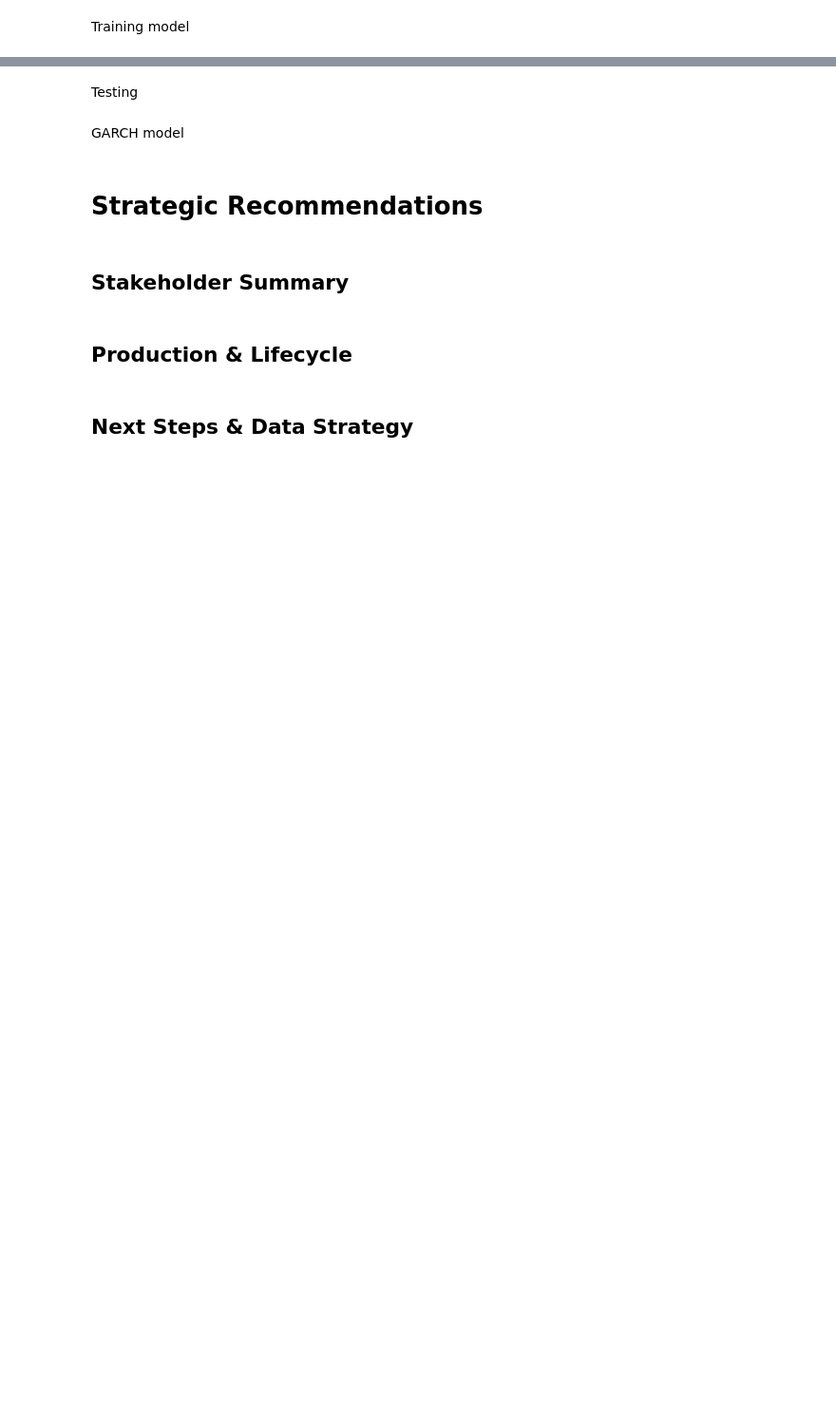
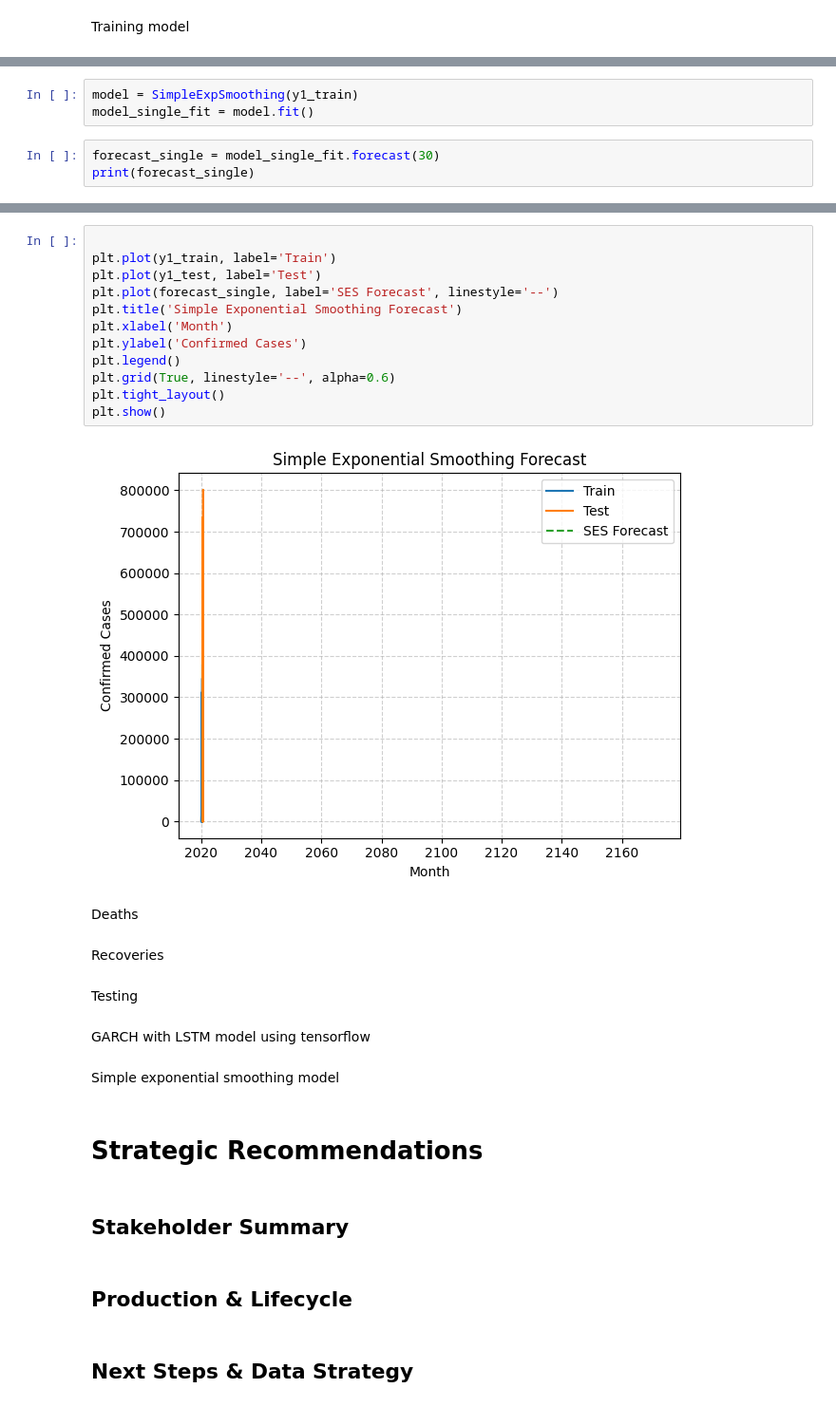
Before and after one commit to TavneetKB/Naimuri-coding-assessment, a Jupyter notebook: Technical_Challenge_Answer.ipynb, the cells around one changed output, grey strips where cells are left out. Shown: that part at 95% size. Cells and saved outputs as stored; diff of their text form; blank space fills up the shorter version.

Commit message:
Added modelling

```diff
--- a/Technical_Challenge_Answer.ipynb
+++ b/Technical_Challenge_Answer.ipynb
@@ -238,0 +308,6 @@ Training model
+# %%
+model = SimpleExpSmoothing(y1_train)
+model_single_fit = model.fit()
+# %%
+forecast_single = model_single_fit.forecast(30)
+print(forecast_single)
@@ -239,7 +332,27 @@ Training model
+# %%
+
+plt.plot(y1_train, label='Train')
+plt.plot(y1_test, label='Test')
+plt.plot(forecast_single, label='SES Forecast', linestyle='--')
+plt.title('Simple Exponential Smoothing Forecast')
+plt.xlabel('Month')
+plt.ylabel('Confirmed Cases')
+plt.legend()
+plt.grid(True, linestyle='--', alpha=0.6)
+plt.tight_layout()
+plt.show()
+# %% [output]
+[figure, added]
+# %% [markdown]
+Deaths
+# %% [markdown]
+Recoveries
 # %% [markdown]
 Testing
+# %% [markdown]
+GARCH with LSTM model using tensorflow
 # %% [markdown]
-GARCH model
+Simple exponential smoothing model
 # %% [markdown]
 # Strategic Recommendations
 # %% [markdown]
```
Also changed, not shown: parts of 19 cells of this notebook.
